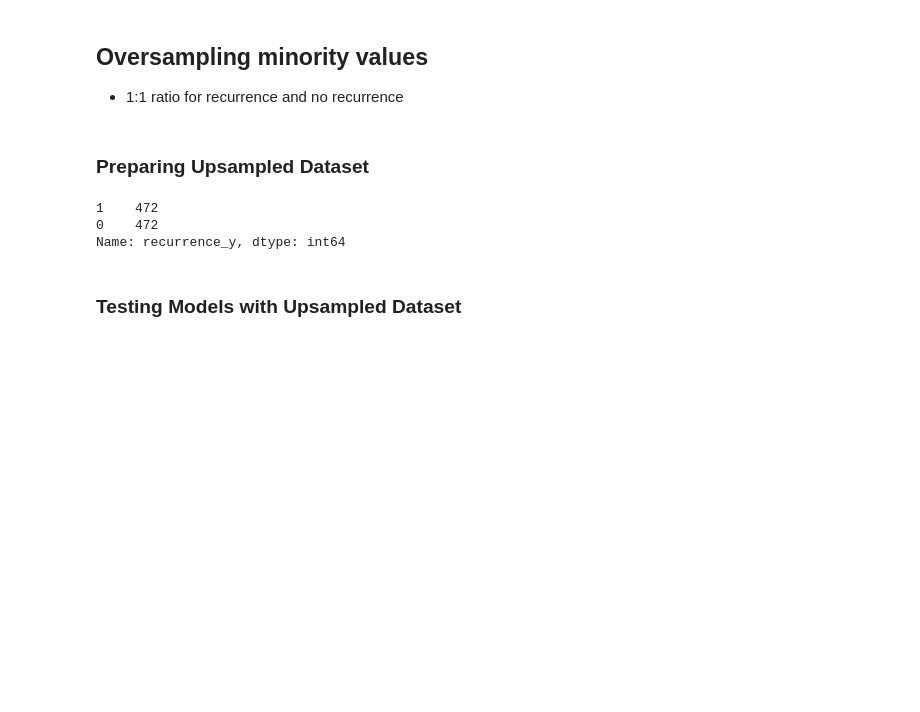
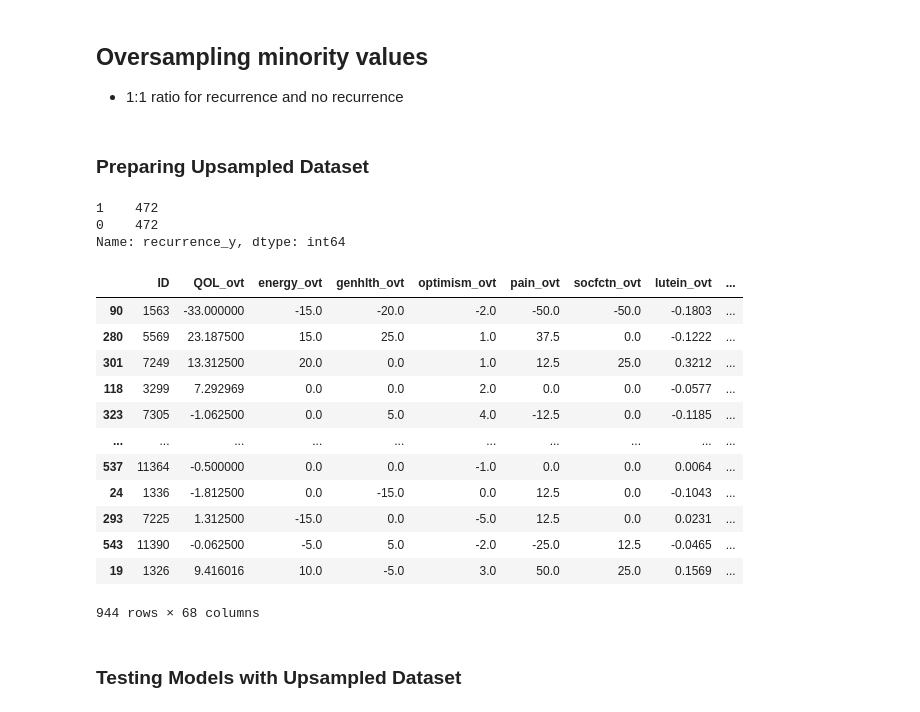
Before and after one commit to leena-kang/WHEL_Study, a Jupyter notebook: WHEL's Study Classification Model.ipynb, the cells around one changed output. Cells and saved outputs as stored; diff of their text form; code cells hidden in the pictures; blank space fills up the shorter version.

```diff
--- a/WHEL's Study Classification Model.ipynb
+++ b/WHEL's Study Classification Model.ipynb
@@ -384,21 +386,35 @@ from sklearn.utils import resample
 # %%
 # concatenate training data
 X = pd.concat([X_train, y_train], axis = 1)
 
 # separate recurrence
 recur = X[X.recurrence_y == 1]
 no_recur = X[X.recurrence_y == 0]
 
 # upsample recur
 recur_upsample = resample(recur, replace=True, n_samples = len(no_recur), random_state=27)
 
 # concatenate recur_upsample w/ no_recur
 upsampled = pd.concat([recur_upsample, no_recur])
-upsampled['recurrence_y'].value_counts()
+print(upsampled['recurrence_y'].value_counts())
+upsampled
 # %% [output]
 1    472
 0    472
 Name: recurrence_y, dtype: int64
+|  | ID | QOL_ovt | energy_ovt | genhlth_ovt | optimism_ovt | pain_ovt | socfctn_ovt | lutein_ovt | ... |
+| 90 | 1563 | -33.000000 | -15.0 | -20.0 | -2.0 | -50.0 | -50.0 | -0.1803 | ... |
+| 280 | 5569 | 23.187500 | 15.0 | 25.0 | 1.0 | 37.5 | 0.0 | -0.1222 | ... |
+| 301 | 7249 | 13.312500 | 20.0 | 0.0 | 1.0 | 12.5 | 25.0 | 0.3212 | ... |
+| 118 | 3299 | 7.292969 | 0.0 | 0.0 | 2.0 | 0.0 | 0.0 | -0.0577 | ... |
+| 323 | 7305 | -1.062500 | 0.0 | 5.0 | 4.0 | -12.5 | 0.0 | -0.1185 | ... |
+| ... | ... | ... | ... | ... | ... | ... | ... | ... | ... |
+| 537 | 11364 | -0.500000 | 0.0 | 0.0 | -1.0 | 0.0 | 0.0 | 0.0064 | ... |
+| 24 | 1336 | -1.812500 | 0.0 | -15.0 | 0.0 | 12.5 | 0.0 | -0.1043 | ... |
+| 293 | 7225 | 1.312500 | -15.0 | 0.0 | -5.0 | 12.5 | 0.0 | 0.0231 | ... |
+| 543 | 11390 | -0.062500 | -5.0 | 5.0 | -2.0 | -25.0 | 12.5 | -0.0465 | ... |
+| 19 | 1326 | 9.416016 | 10.0 | -5.0 | 3.0 | 50.0 | 25.0 | 0.1569 | ... |
+944 rows × 68 columns
 # %% [markdown]
 ### Testing Models with Upsampled Dataset
 # %%
```
Also changed, not shown: parts of 7 cells of this notebook, 2 other files.
